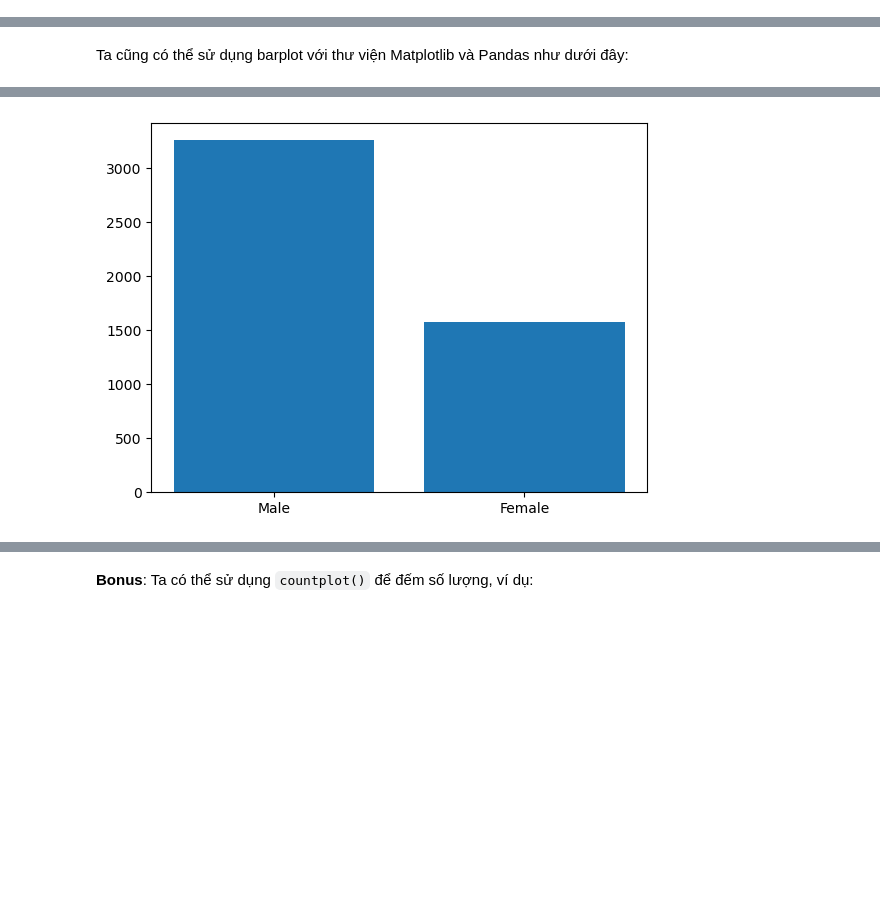
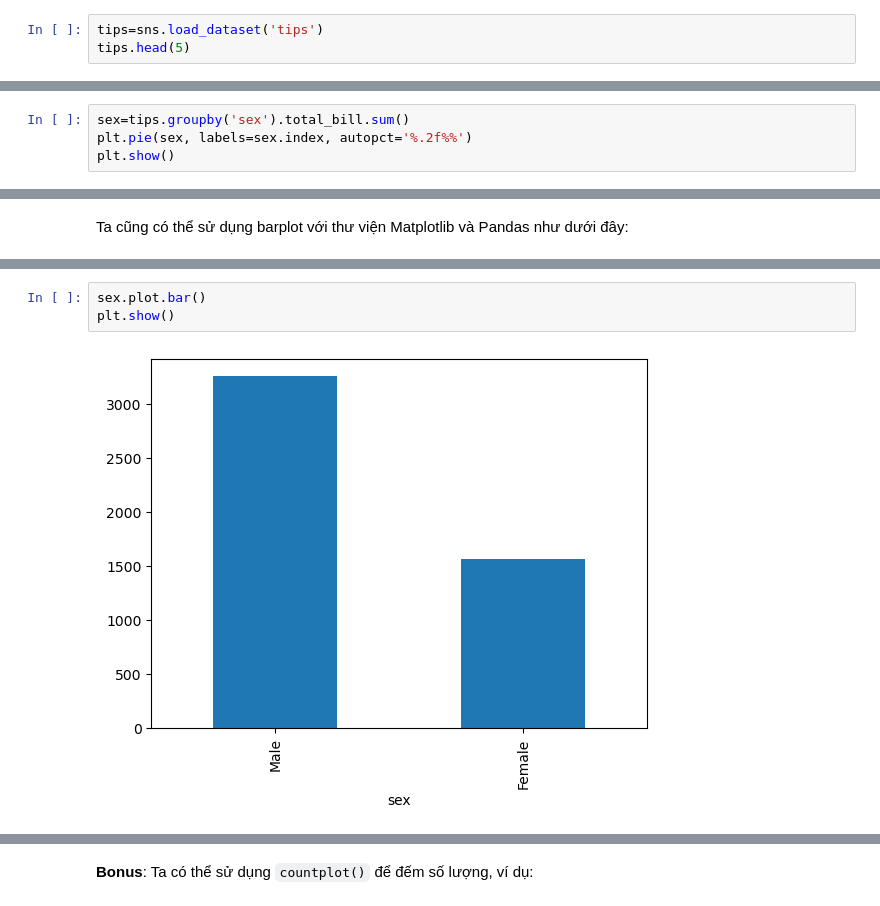
Before and after one commit to honghanhh/mci_python_33a8_l1, a Jupyter notebook: Live Slides/Live Lecture 7/Tranlhb_Live_Lecture_07-Copy1.ipynb, the cells around one changed output, grey strips where cells are left out. Drawn from its saved outputs; the diff is of its cells as text; blank space fills up the shorter version.

```diff
--- a/Live Slides/Live Lecture 7/Tranlhb_Live_Lecture_07-Copy1.ipynb
+++ b/Live Slides/Live Lecture 7/Tranlhb_Live_Lecture_07-Copy1.ipynb
@@ -322,3 +431,6 @@ Ngoài ra, chúng ta có 1 vài hàm biến thể nhằm trực quan hoá mô t
 [figure]
 # %% [markdown]
 ### 5. Biểu đồ tròn (Pie chart)
+# %%
+tips=sns.load_dataset('tips')
+tips.head(5)
@@ -326,0 +456,4 @@ Ngoài ra, chúng ta có 1 vài hàm biến thể nhằm trực quan hoá mô t
+# %%
+sex=tips.groupby('sex').total_bill.sum()
+plt.pie(sex, labels=sex.index, autopct='%.2f%%')
+plt.show()
@@ -346,4 +498,6 @@ Ta cũng có thể sử dụng barplot với thư viện Matplotlib và Pandas n
 # %%
+sex.plot.bar()
+plt.show()
 # %% [output]
-[figure, old version]
+[figure, new version]
 # %%
```
Also changed, not shown: parts of 37 cells of this notebook, 1 other file.
